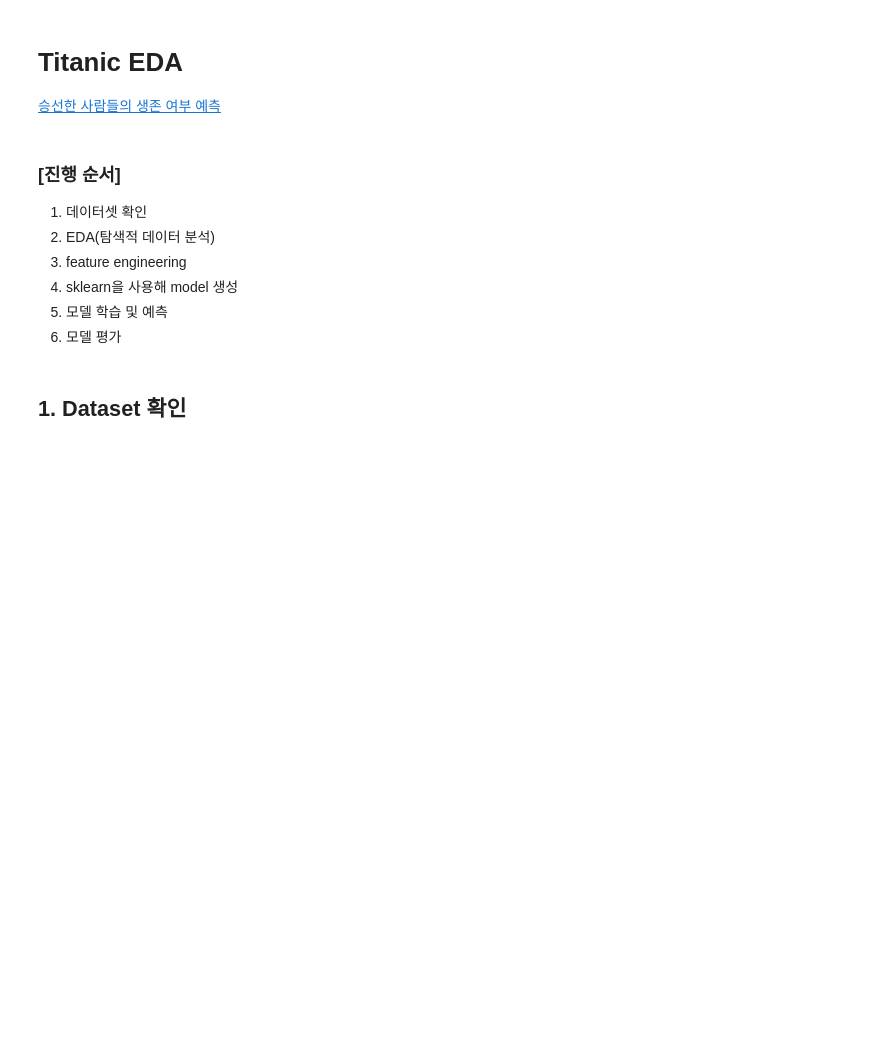
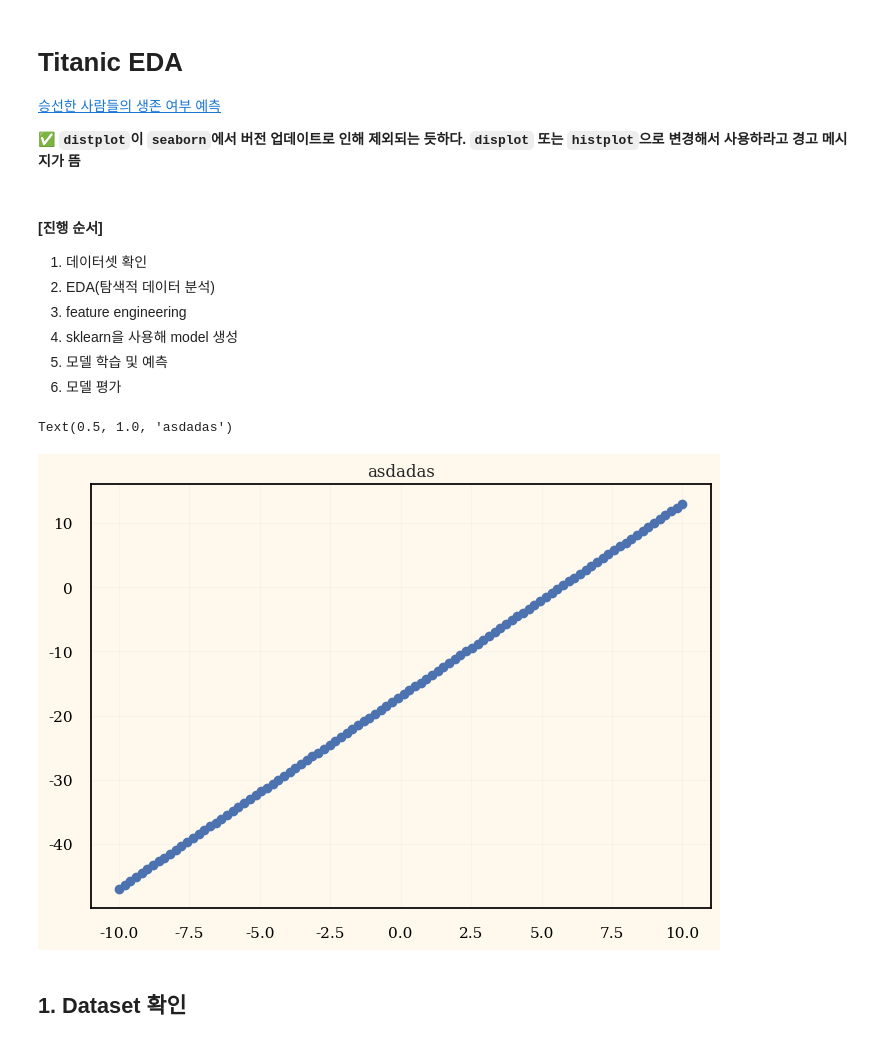
Before and after one commit to yu-hyun2/Kaggle, a Jupyter notebook: titanic/Exploratory_data_analysis.ipynb, the cells around one changed output. Saved outputs shown, nothing was run; the diff lists cells and outputs as text; code cells hidden in the pictures; blank space fills up the shorter version.

```diff
--- a/titanic/Exploratory_data_analysis.ipynb
+++ b/titanic/Exploratory_data_analysis.ipynb
@@ -1,8 +1,10 @@
 # %% [markdown]
 # Titanic EDA
 [승선한 사람들의 생존 여부 예측](https://kaggle-kr.tistory.com/17?category=868316)
+
+__✅ `distplot`이 `seaborn`에서 버전 업데이트로 인해 제외되는 듯하다. `displot` 또는 `histplot`으로 변경해서 사용하라고 경고 메시지가 뜸__
 # %% [markdown]
-### [진행 순서]
+#### __[진행 순서]__
 
 1. 데이터셋 확인
 2. EDA(탐색적 데이터 분석)
@@ -21,3 +22,27 @@ sns.set(font_scale = 2.5)
+# %%
+# 시각화 템플릿 설정
+
+rc = {
+    "axes.facecolor": "#FFF9ED",
+    "figure.facecolor": "#FFF9ED",
+    "axes.edgecolor": "#000000",
+    "grid.color": "#EBEBE7",
+    "font.family": "serif",
+    "axes.labelcolor": "#000000",
+    "xtick.color": "#000000",
+    "ytick.color": "#000000",
+    "grid.alpha": 0.4
+}
+
+sns.set(rc=rc)
+
+X = np.linspace(-10, 10, 100)
+y = X*3+np.random.randn() * 10
+plt.scatter(X, y)
+plt.title('asdadas')
+# %% [output]
+Text(0.5, 1.0, 'asdadas')
+[figure, added]
 # %% [markdown]
 ## 1. Dataset 확인
 # %%
```
Also changed, not shown: parts of 60 cells of this notebook, 1 other file.
